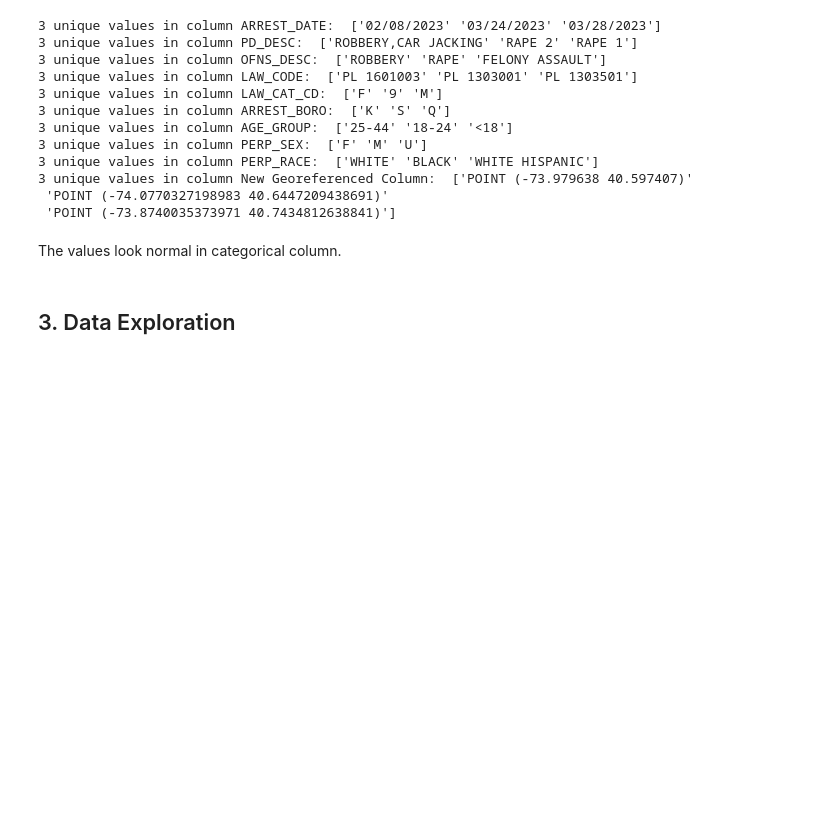
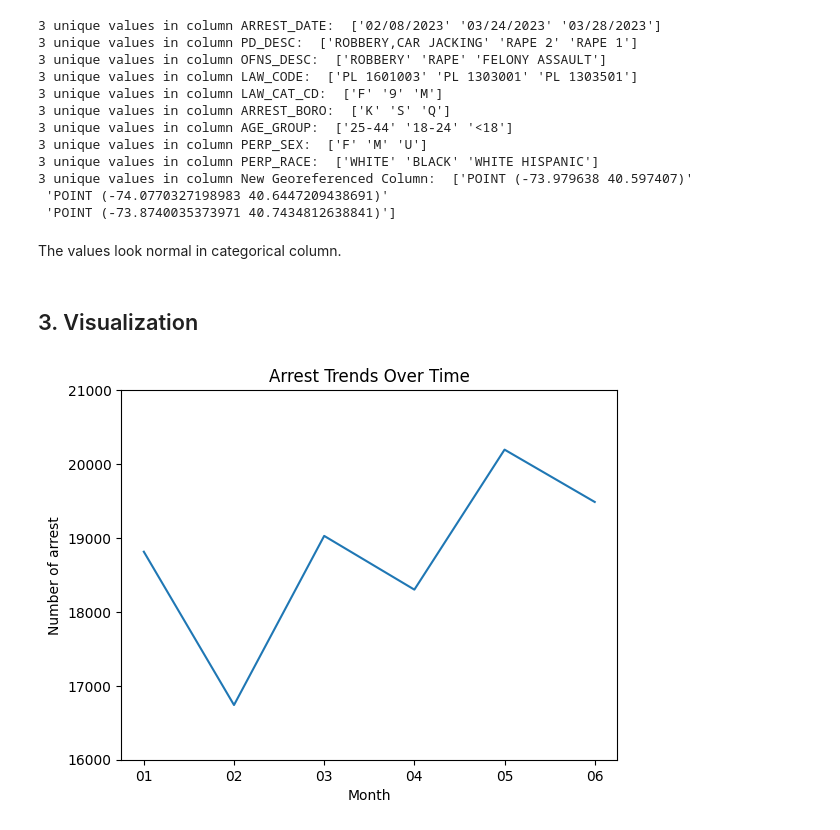
Before and after one commit to gigachad0209/Final-Project-LTKHDL, a Jupyter notebook: project.ipynb, the cells around one changed output. Saved outputs shown, nothing was run; the diff lists cells and outputs as text; code cells hidden in the pictures; blank space fills up the shorter version.

```diff
--- a/project.ipynb
+++ b/project.ipynb
@@ -144,4 +145,24 @@ for col in cate_col_info_df.columns:
 # %% [markdown]
 The values look normal in categorical column.
 # %% [markdown]
-## 3. Data Exploration
+## 3. Visualization
+# %%
+trend_arrest = {}
+for i in range(len(df)):
+    mon_occur = df['ARREST_DATE'][i].split('/')[0]
+    if mon_occur not in trend_arrest.keys():
+        trend_arrest[mon_occur] = 0
+    else:
+        trend_arrest[mon_occur] +=1
+trend_arrest_key = list(trend_arrest.keys())
+trend_arrest_key.sort()
+trend_arrest = {i: trend_arrest[i] for i in trend_arrest_key}
+
+plt.plot(trend_arrest.keys(), trend_arrest.values())
+plt.xlabel('Month')
+plt.ylabel('Number of arrest')
+plt.title('Arrest Trends Over Time')
+plt.ylim((16000, 21000))
+plt.show()
+# %% [output]
+[figure, added]
```
Also changed, not shown: parts of 4 cells of this notebook, 1 other file.
